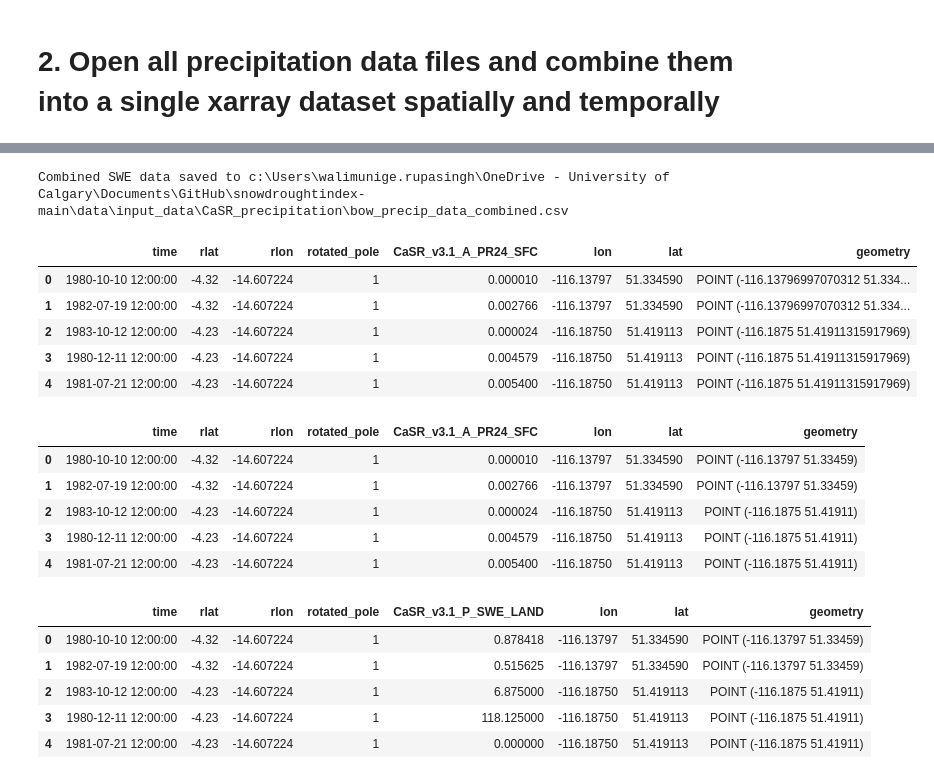
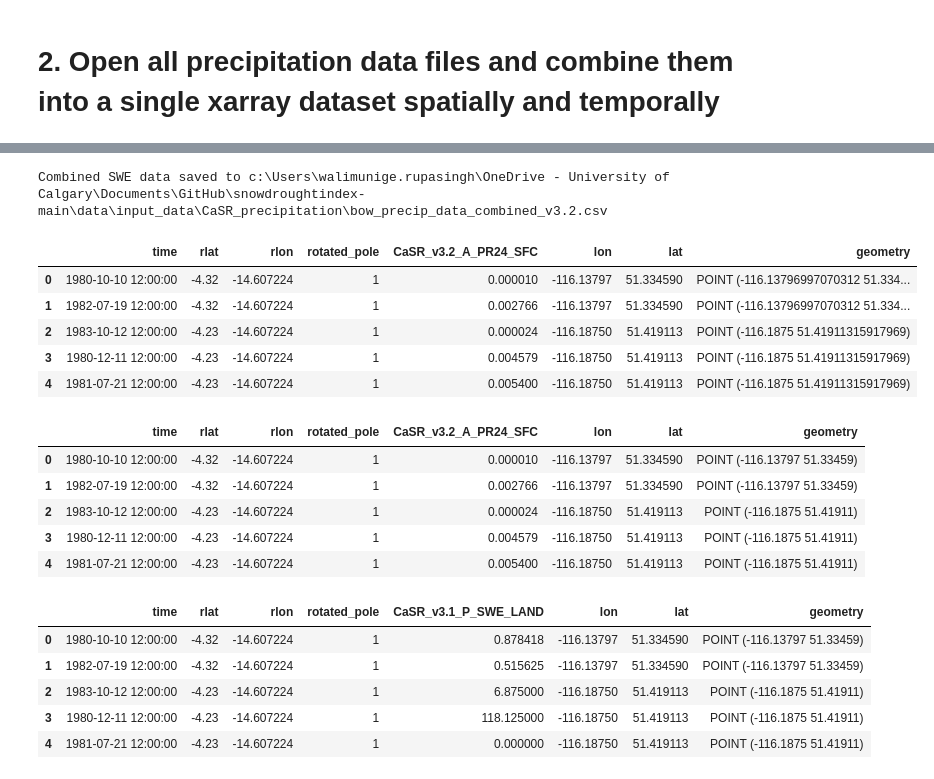
Before and after one commit to Nadiesenali/snowdroughtindex-main, a Jupyter notebook: notebooks/workflows/0.3_CaSR_data_preparation.ipynb, the cells around one changed output, grey strips where cells are left out. Drawn from its saved outputs; the diff is of its cells as text; code cells hidden in the pictures.

```diff
--- a/notebooks/workflows/0.3_CaSR_data_preparation.ipynb
+++ b/notebooks/workflows/0.3_CaSR_data_preparation.ipynb
@@ -404,24 +434,24 @@ Extracted SWE data saved to c:\Users\walimunige.rupasingh\OneDrive - University
 # %%
 # open csv files
 bow_precip_data1 = pd.read_csv(config['casr_P_input_dir'] / 'bow_precip_data_rlon211-245_rlat421-455.csv')
 bow_precip_data2 = pd.read_csv(config['casr_P_input_dir'] / 'bow_precip_data_rlon246-280_rlat421-455.csv')
 bow_precip_data3 = pd.read_csv(config['casr_P_input_dir'] / 'bow_precip_data_rlon246-280_rlat386-420.csv')
 
-# drop rows with NaN CaSR_v3.1_P_SWE_LAND
-bow_precip_data1 = bow_precip_data1.dropna(subset=['CaSR_v3.1_A_PR24_SFC'])
-bow_precip_data2 = bow_precip_data2.dropna(subset=['CaSR_v3.1_A_PR24_SFC'])
-bow_precip_data3 = bow_precip_data3.dropna(subset=['CaSR_v3.1_A_PR24_SFC'])
+# drop rows with NaN CaSR_v3.2_A_PR24_SFC
+bow_precip_data1 = bow_precip_data1.dropna(subset=['CaSR_v3.2_A_PR24_SFC'])
+bow_precip_data2 = bow_precip_data2.dropna(subset=['CaSR_v3.2_A_PR24_SFC'])
+bow_precip_data3 = bow_precip_data3.dropna(subset=['CaSR_v3.2_A_PR24_SFC'])
 # concatenate all dataframes
 bow_precip_data = pd.concat([bow_precip_data1, bow_precip_data2, bow_precip_data3], ignore_index=True)
 # Save the combined data to a CSV file
-output_file_combined = config['casr_P_input_dir'] / 'bow_precip_data_combined.csv'
+output_file_combined = config['casr_P_input_dir'] / 'bow_precip_data_combined_v3.2.csv'
 bow_precip_data.to_csv(output_file_combined, index=False)
 print(f"Combined SWE data saved to {output_file_combined}")
 # Display the combined data
 display(bow_precip_data.head())
 # %% [output]
-Combined SWE data saved to c:\Users\walimunige.rupasingh\OneDrive - University of Calgary\Documents\GitHub\snowdroughtindex-main\data\input_data\CaSR_precipitation\bow_precip_data_combined.csv
+Combined SWE data saved to c:\Users\walimunige.rupasingh\OneDrive - University of Calgary\Documents\GitHub\snowdroughtindex-main\data\input_data\CaSR_precipitation\bow_precip_data_combined_v3.2.csv
-|  | time | rlat | rlon | rotated_pole | CaSR_v3.1_A_PR24_SFC | lon | lat | geometry |
+|  | time | rlat | rlon | rotated_pole | CaSR_v3.2_A_PR24_SFC | lon | lat | geometry |
 | 0 | 1980-10-10 12:00:00 | -4.32 | -14.607224 | 1 | 0.000010 | -116.13797 | 51.334590 | POINT (-116.13796997070312 51.334... |
 | 1 | 1982-07-19 12:00:00 | -4.32 | -14.607224 | 1 | 0.002766 | -116.13797 | 51.334590 | POINT (-116.13796997070312 51.334... |
 | 2 | 1983-10-12 12:00:00 | -4.23 | -14.607224 | 1 | 0.000024 | -116.18750 | 51.419113 | POINT (-116.1875 51.41911315917969) |
@@ -442,7 +472,7 @@ gdf_bow_precip_data = gpd.GeoDataFrame(
 # Display the GeoDataFrames
 display(gdf_bow_precip_data.head())
 # %% [output]
-|  | time | rlat | rlon | rotated_pole | CaSR_v3.1_A_PR24_SFC | lon | lat | geometry |
+|  | time | rlat | rlon | rotated_pole | CaSR_v3.2_A_PR24_SFC | lon | lat | geometry |
 | 0 | 1980-10-10 12:00:00 | -4.32 | -14.607224 | 1 | 0.000010 | -116.13797 | 51.334590 | POINT (-116.13797 51.33459) |
 | 1 | 1982-07-19 12:00:00 | -4.32 | -14.607224 | 1 | 0.002766 | -116.13797 | 51.334590 | POINT (-116.13797 51.33459) |
 | 2 | 1983-10-12 12:00:00 | -4.23 | -14.607224 | 1 | 0.000024 | -116.18750 | 51.419113 | POINT (-116.1875 51.41911) |
```
Also changed, not shown: parts of 8 cells of this notebook, 1 other file.
